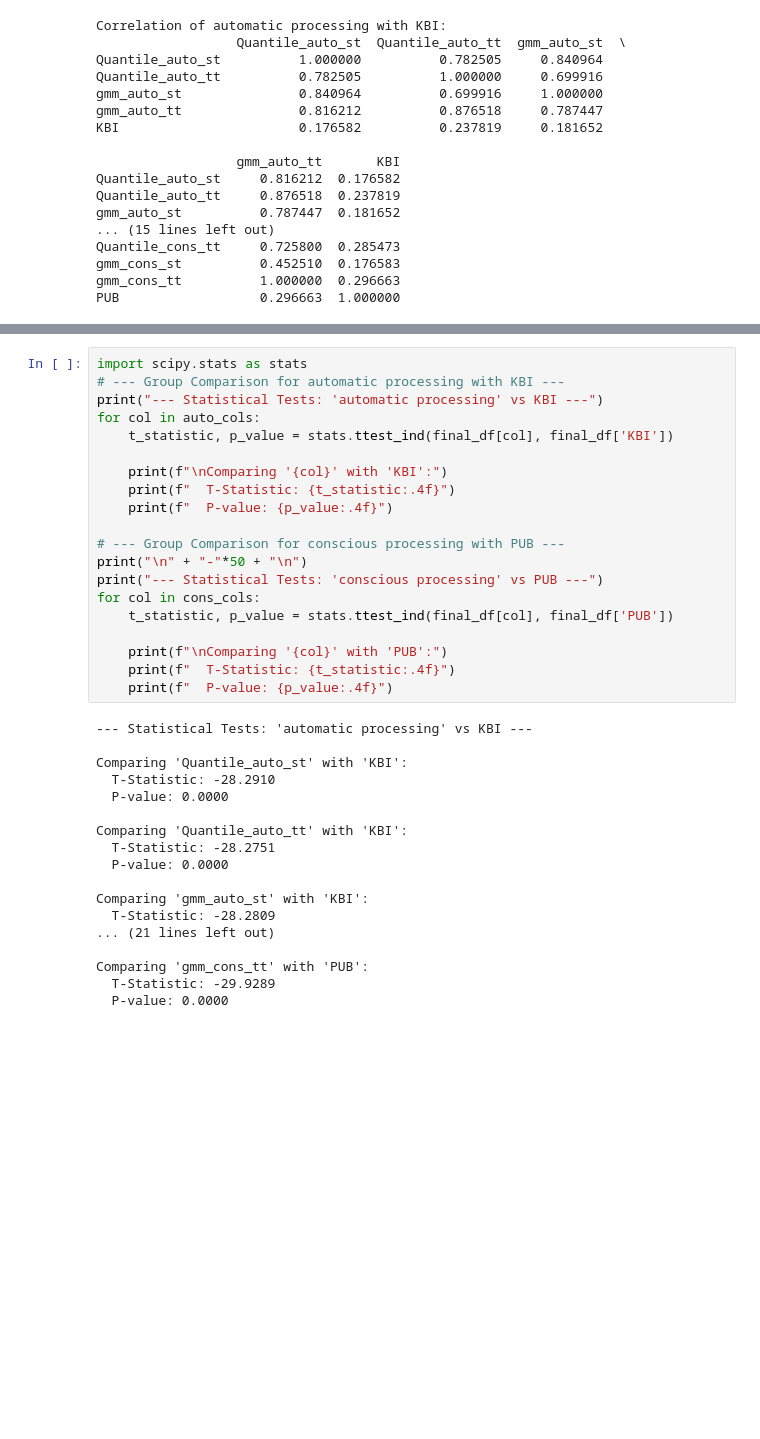
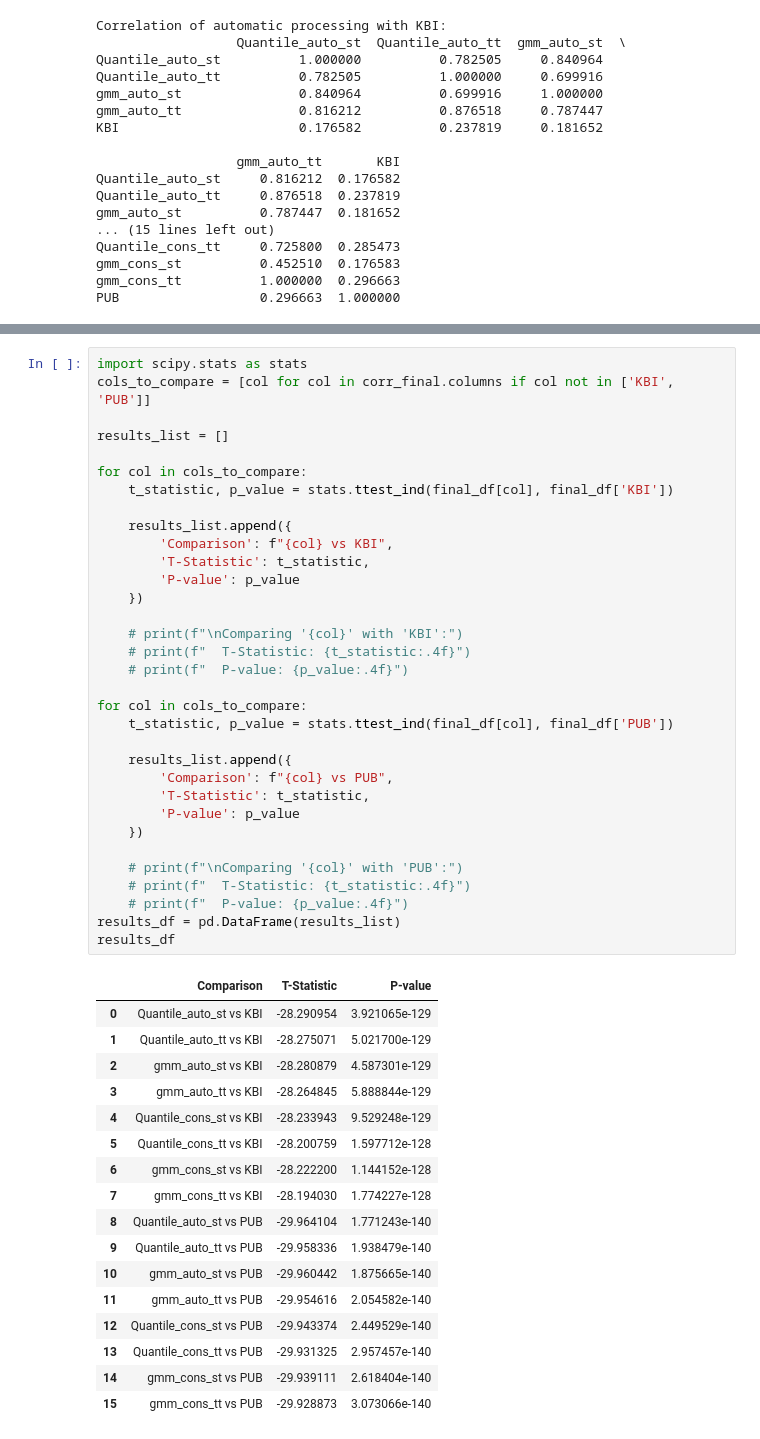
Before and after one commit to Critt-Kent/Key-Gaze-Correlation, a Jupyter notebook: Key-Gaze-correlation.ipynb, the cells around one changed output, grey strips where cells are left out. Cells and saved outputs as stored; diff of their text form; blank space fills up the shorter version.

```diff
--- a/Key-Gaze-correlation.ipynb
+++ b/Key-Gaze-correlation.ipynb
@@ -891,38 +956,51 @@ for col in cons_cols:
 # %%
 import scipy.stats as stats
-# --- Group Comparison for automatic processing with KBI ---
-print("--- Statistical Tests: 'automatic processing' vs KBI ---")
-for col in auto_cols:
+cols_to_compare = [col for col in corr_final.columns if col not in ['KBI', 'PUB']]
+
+results_list = []
+
+for col in cols_to_compare:
     t_statistic, p_value = stats.ttest_ind(final_df[col], final_df['KBI'])
 
-    print(f"\nComparing '{col}' with 'KBI':")
-    print(f"  T-Statistic: {t_statistic:.4f}")
-    print(f"  P-value: {p_value:.4f}")
+    results_list.append({
+        'Comparison': f"{col} vs KBI",
+        'T-Statistic': t_statistic,
+        'P-value': p_value
+    })
 
-# --- Group Comparison for conscious processing with PUB ---
-print("\n" + "-"*50 + "\n")
-print("--- Statistical Tests: 'conscious processing' vs PUB ---")
-for col in cons_cols:
+    # print(f"\nComparing '{col}' with 'KBI':")
+    # print(f"  T-Statistic: {t_statistic:.4f}")
+    # print(f"  P-value: {p_value:.4f}")
+
+for col in cols_to_compare:
     t_statistic, p_value = stats.ttest_ind(final_df[col], final_df['PUB'])
 
-    print(f"\nComparing '{col}' with 'PUB':")
-    print(f"  T-Statistic: {t_statistic:.4f}")
-    print(f"  P-value: {p_value:.4f}")
+    results_list.append({
+        'Comparison': f"{col} vs PUB",
+        'T-Statistic': t_statistic,
+        'P-value': p_value
+    })
+
+    # print(f"\nComparing '{col}' with 'PUB':")
+    # print(f"  T-Statistic: {t_statistic:.4f}")
+    # print(f"  P-value: {p_value:.4f}")
+results_df = pd.DataFrame(results_list)
+results_df
 # %% [output]
---- Statistical Tests: 'automatic processing' vs KBI ---
-
-Comparing 'Quantile_auto_st' with 'KBI':
-  T-Statistic: -28.2910
-  P-value: 0.0000
-
-Comparing 'Quantile_auto_tt' with 'KBI':
-  T-Statistic: -28.2751
-  P-value: 0.0000
-
-Comparing 'gmm_auto_st' with 'KBI':
-  T-Statistic: -28.2809
-... (21 lines left out)
-
-Comparing 'gmm_cons_tt' with 'PUB':
-  T-Statistic: -29.9289
-  P-value: 0.0000
+|  | Comparison | T-Statistic | P-value |
+| 0 | Quantile_auto_st vs KBI | -28.290954 | 3.921065e-129 |
+| 1 | Quantile_auto_tt vs KBI | -28.275071 | 5.021700e-129 |
+| 2 | gmm_auto_st vs KBI | -28.280879 | 4.587301e-129 |
+| 3 | gmm_auto_tt vs KBI | -28.264845 | 5.888844e-129 |
+| 4 | Quantile_cons_st vs KBI | -28.233943 | 9.529248e-129 |
+| 5 | Quantile_cons_tt vs KBI | -28.200759 | 1.597712e-128 |
+| 6 | gmm_cons_st vs KBI | -28.222200 | 1.144152e-128 |
+| 7 | gmm_cons_tt vs KBI | -28.194030 | 1.774227e-128 |
+| 8 | Quantile_auto_st vs PUB | -29.964104 | 1.771243e-140 |
+| 9 | Quantile_auto_tt vs PUB | -29.958336 | 1.938479e-140 |
+| 10 | gmm_auto_st vs PUB | -29.960442 | 1.875665e-140 |
+| 11 | gmm_auto_tt vs PUB | -29.954616 | 2.054582e-140 |
+| 12 | Quantile_cons_st vs PUB | -29.943374 | 2.449529e-140 |
+| 13 | Quantile_cons_tt vs PUB | -29.931325 | 2.957457e-140 |
+| 14 | gmm_cons_st vs PUB | -29.939111 | 2.618404e-140 |
+| 15 | gmm_cons_tt vs PUB | -29.928873 | 3.073066e-140 |
```
Also changed, not shown: parts of 7 cells of this notebook, 2 other files.
